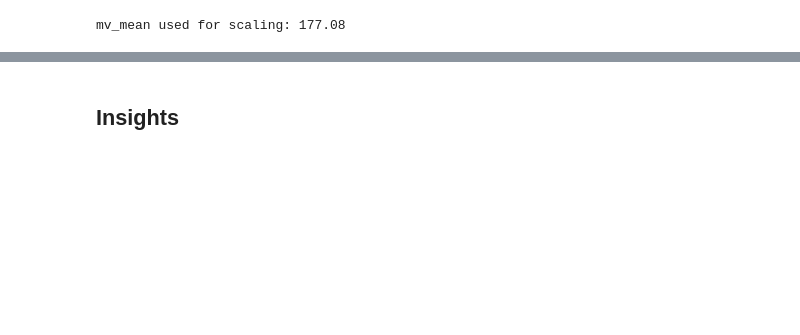
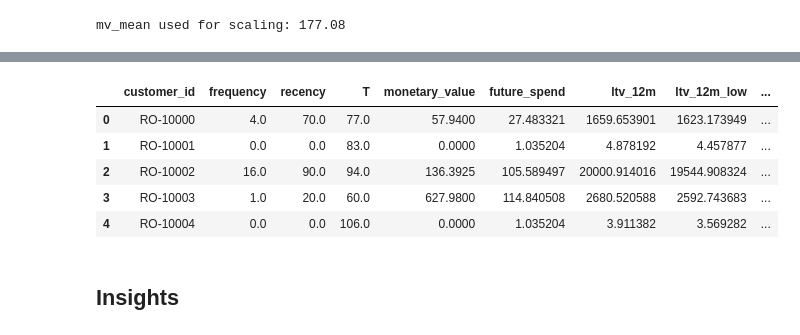
Before and after one commit to jwalluww/MarketingScience, a Jupyter notebook: ltv-hierarchical/notebooks/ltv_hierarchical_model.ipynb, the cells around one changed output, grey strips where cells are left out. Cells and saved outputs as stored; diff of their text form; code cells hidden in the pictures; blank space fills up the shorter version.

```diff
--- a/ltv-hierarchical/notebooks/ltv_hierarchical_model.ipynb
+++ b/ltv-hierarchical/notebooks/ltv_hierarchical_model.ipynb
@@ -590,7 +578,7 @@ ggm = GammaGammaModel(
     }
 )
 ggm.fit(tune=1000, draws=1000)
-print(ggm.fit_summary())
+ggm.fit_summary()
 # %% [output]
 Initializing NUTS using jitter+adapt_diag...
 Multiprocess sampling (4 chains in 4 jobs)
@@ -663,0 +690,8 @@ Name: ltv_12m, dtype: float64
+# %%
+# Collapse chains and draws to get posterior mean per customer
+ltv_mean = ltv_12m.mean(dim=["chain", "draw"])
+
+# Assign to dataframe
+rfm_pymc['ltv_12m'] = ltv_mean.values
+
+rfm_pymc['ltv_12m'].describe().round(2)
@@ -664,2 +708,17 @@ Name: ltv_12m, dtype: float64
+# %%
+ltv_low = ltv_12m.quantile(0.05, dim=["chain", "draw"])
+ltv_high = ltv_12m.quantile(0.95, dim=["chain", "draw"])
+
+rfm_pymc['ltv_12m_low'] = ltv_low.values
+rfm_pymc['ltv_12m_high'] = ltv_high.values
+# %%
+rfm_pymc.head()
+# %% [output]
+|  | customer_id | frequency | recency | T | monetary_value | future_spend | ltv_12m | ltv_12m_low | ... |
+| 0 | RO-10000 | 4.0 | 70.0 | 77.0 | 57.9400 | 27.483321 | 1659.653901 | 1623.173949 | ... |
+| 1 | RO-10001 | 0.0 | 0.0 | 83.0 | 0.0000 | 1.035204 | 4.878192 | 4.457877 | ... |
+| 2 | RO-10002 | 16.0 | 90.0 | 94.0 | 136.3925 | 105.589497 | 20000.914016 | 19544.908324 | ... |
+| 3 | RO-10003 | 1.0 | 20.0 | 60.0 | 627.9800 | 114.840508 | 2680.520588 | 2592.743683 | ... |
+| 4 | RO-10004 | 0.0 | 0.0 | 106.0 | 0.0000 | 1.035204 | 3.911382 | 3.569282 | ... |
 # %% [markdown]
 ## Insights
```
Also changed, not shown: parts of 22 cells of this notebook.
